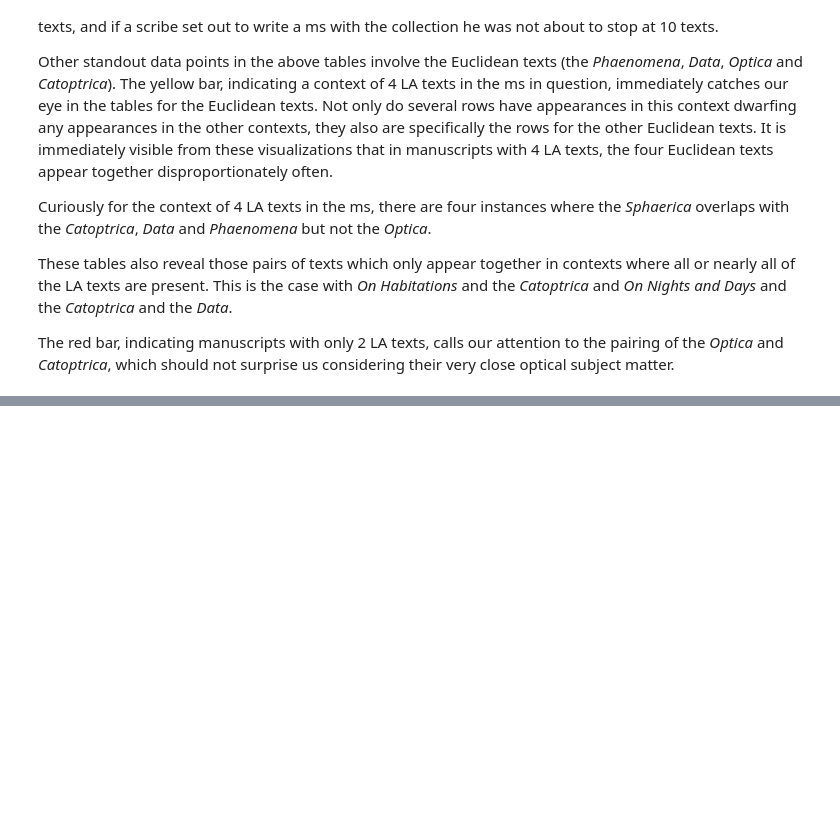
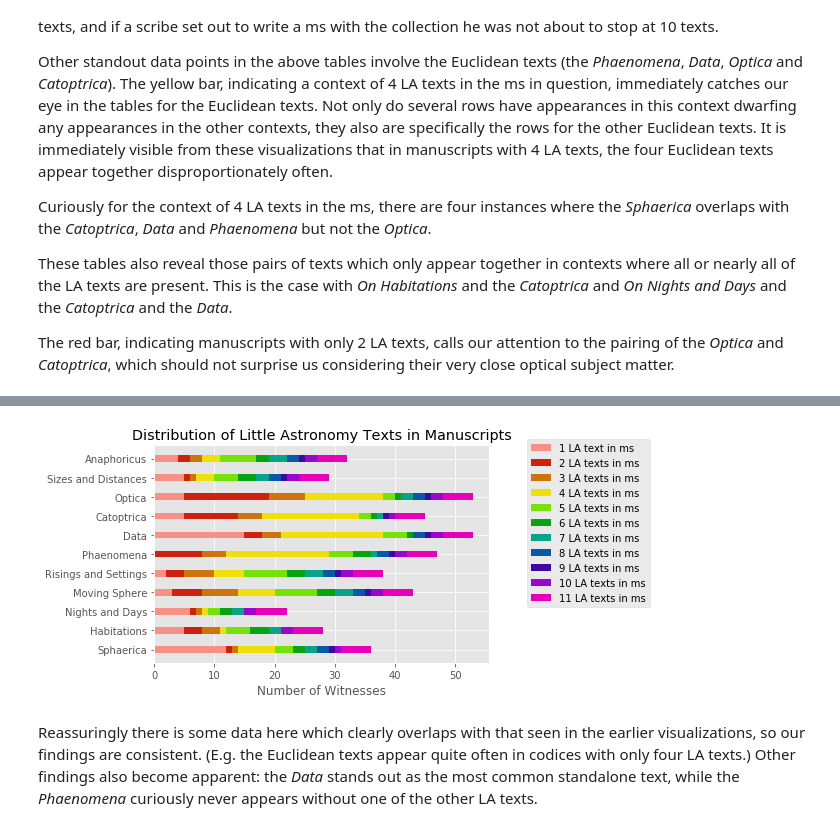
Before and after one commit to cmroughan/ADSQ2017, a Jupyter notebook: ADSQ Week 5.ipynb, the cells around one changed output, grey strips where cells are left out. Cells and saved outputs as stored; diff of their text form; code cells hidden in the pictures; blank space fills up the shorter version.

Commit message:
Updating week 5 notebook with general distribution visual

```diff
--- a/ADSQ Week 5.ipynb
+++ b/ADSQ Week 5.ipynb
@@ -323,0 +328,65 @@ The red bar, indicating manuscripts with only 2 LA texts, calls our attention to
+# %%
+counts = dict()
+
+for text in texts:
+    counts[text] = dict()
+    for i in range(1, 12):
+        counts[text][i] = list()
+        count = df[['shelfmark_id',text]][(df[text] == 'TRUE') & (df['number_LA'] == i)].count()[0]
+        counts[text][i].append((int(count)))
+# %%
+titles = []
+wit1 = []
+wit2 = []
+wit3 = []
+wit4 = []
+wit5 = []
+wit6 = []
+wit7 = []
+wit8 = []
+wit9 = []
+wit10 = []
+wit11 = []
+
+for text in texts:
+    titles.append(to_fullName[text])
+
+    wit1.append(counts[text][1][0])
+    wit2.append(counts[text][2][0])
+    wit3.append(counts[text][3][0])
+    wit4.append(counts[text][4][0])
+    wit5.append(counts[text][5][0])
+    wit6.append(counts[text][6][0])
+    wit7.append(counts[text][7][0])
+    wit8.append(counts[text][8][0])
+    wit9.append(counts[text][9][0])
+    wit10.append(counts[text][10][0])
+    wit11.append(counts[text][11][0])
+
+y_pos = np.arange(len(titles))    # the x locations for the groups
+width = 0.35       # the width of the bars: can also be len(x) sequence
+
+p1 = plt.barh(y_pos, wit1, width, color='#f79085')
+p2 = plt.barh(y_pos, wit2, width, color='#ce210e', left=wit1)
+p3 = plt.barh(y_pos, wit3, width, color='#ce740e', left=[i+j for i,j in zip(wit1,wit2)])
+p4 = plt.barh(y_pos, wit4, width, color='#efe009', left=[i+j+k for i,j,k in zip(wit1,wit2,wit3)])
+p5 = plt.barh(y_pos, wit5, width, color='#76e209', left=[i+j+k+l for i,j,k,l in zip(wit1,wit2,wit3,wit4)])
+p6 = plt.barh(y_pos, wit6, width, color='#08a312', left=[i+j+k+l+m for i,j,k,l,m in zip(wit1,wit2,wit3,wit4,wit5)])
+p7 = plt.barh(y_pos, wit7, width, color='#08a389', left=[i+j+k+l+m+n for i,j,k,l,m,n in zip(wit1,wit2,wit3,wit4,wit5,wit6)])
+p8 = plt.barh(y_pos, wit8, width, color='#0858a3', left=[i+j+k+l+m+n+o for i,j,k,l,m,n,o in zip(wit1,wit2,wit3,wit4,wit5,wit6,wit7)])
+p9 = plt.barh(y_pos, wit9, width, color='#3e08a3', left=[i+j+k+l+m+n+o+p for i,j,k,l,m,n,o,p in zip(wit1,wit2,wit3,wit4,wit5,wit6,wit7,wit8)])
+p10 = plt.barh(y_pos, wit10, width, color='#9a06cc', left=[i+j+k+l+m+n+o+p+q for i,j,k,l,m,n,o,p,q in zip(wit1,wit2,wit3,wit4,wit5,wit6,wit7,wit8,wit9)])
+p11 = plt.barh(y_pos, wit11, width, color='#e800b9', left=[i+j+k+l+m+n+o+p+q+r for i,j,k,l,m,n,o,p,q,r in zip(wit1,wit2,wit3,wit4,wit5,wit6,wit7,wit8,wit9,wit10)])
+
+plt.yticks(x_pos, titles)
+plt.xlabel('Number of Witnesses')
+plt.title('Distribution of Little Astronomy Texts in Manuscripts')
+
+ax = plt.subplot(111)
+ax.legend((p1[0], p2[0], p3[0], p4[0], p5[0], p6[0], p7[0], p8[0], p9[0], p10[0], p11[0]), ('1 LA text in ms','2 LA texts in ms','3 LA texts in ms','4 LA texts in ms','5 LA texts in ms','6 LA texts in ms','7 LA texts in ms','8 LA texts in ms','9 LA texts in ms','10 LA texts in ms','11 LA texts in ms'), bbox_to_anchor=(1.1, 1.05))
+
+plt.show()
+# %% [output]
+[figure, added]
+# %% [markdown]
+Reassuringly there is some data here which clearly overlaps with that seen in the earlier visualizations, so our findings are consistent. (E.g. the Euclidean texts appear quite often in codices with only four LA texts.) Other findings also become apparent: the *Data* stands out as the most common standalone text, while the *Phaenomena* curiously never appears without one of the other LA texts.
```
Also changed, not shown: parts of 1 cell of this notebook.
